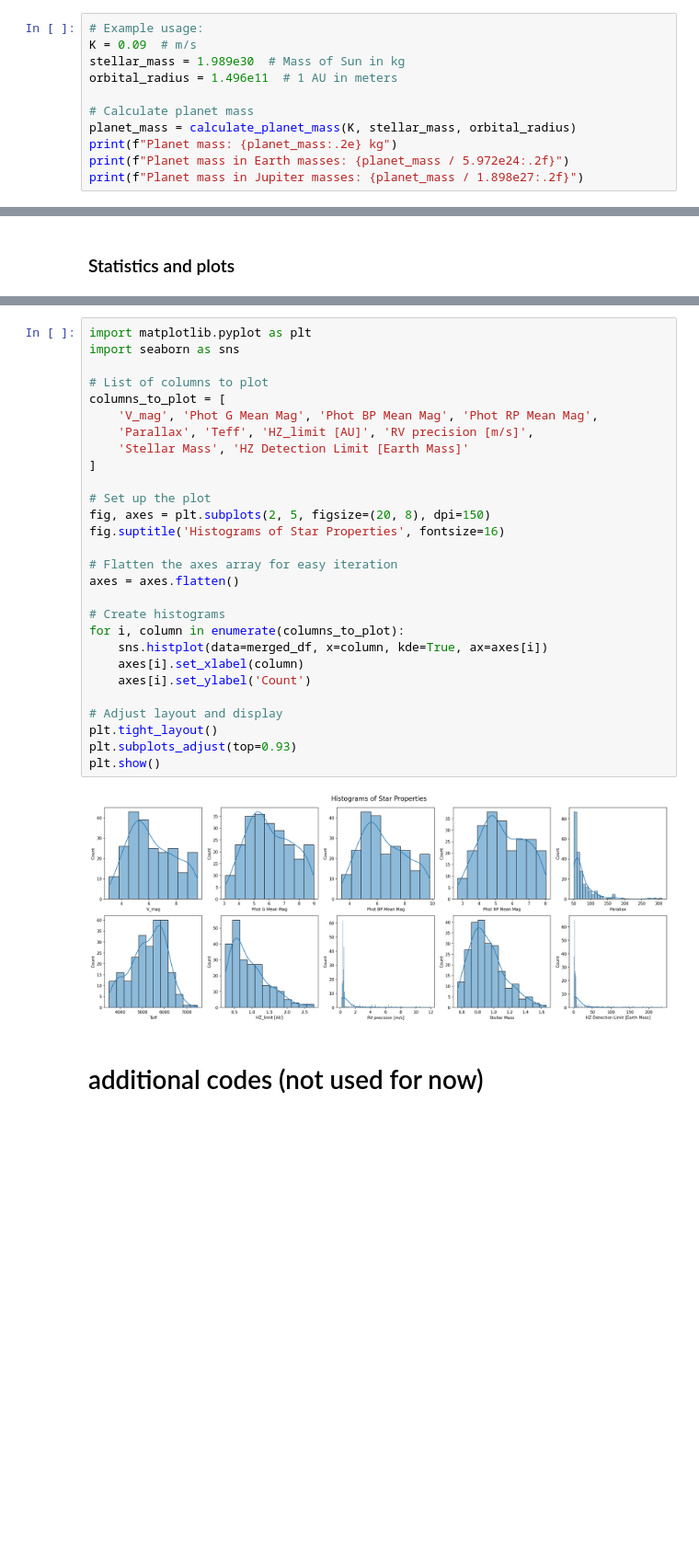
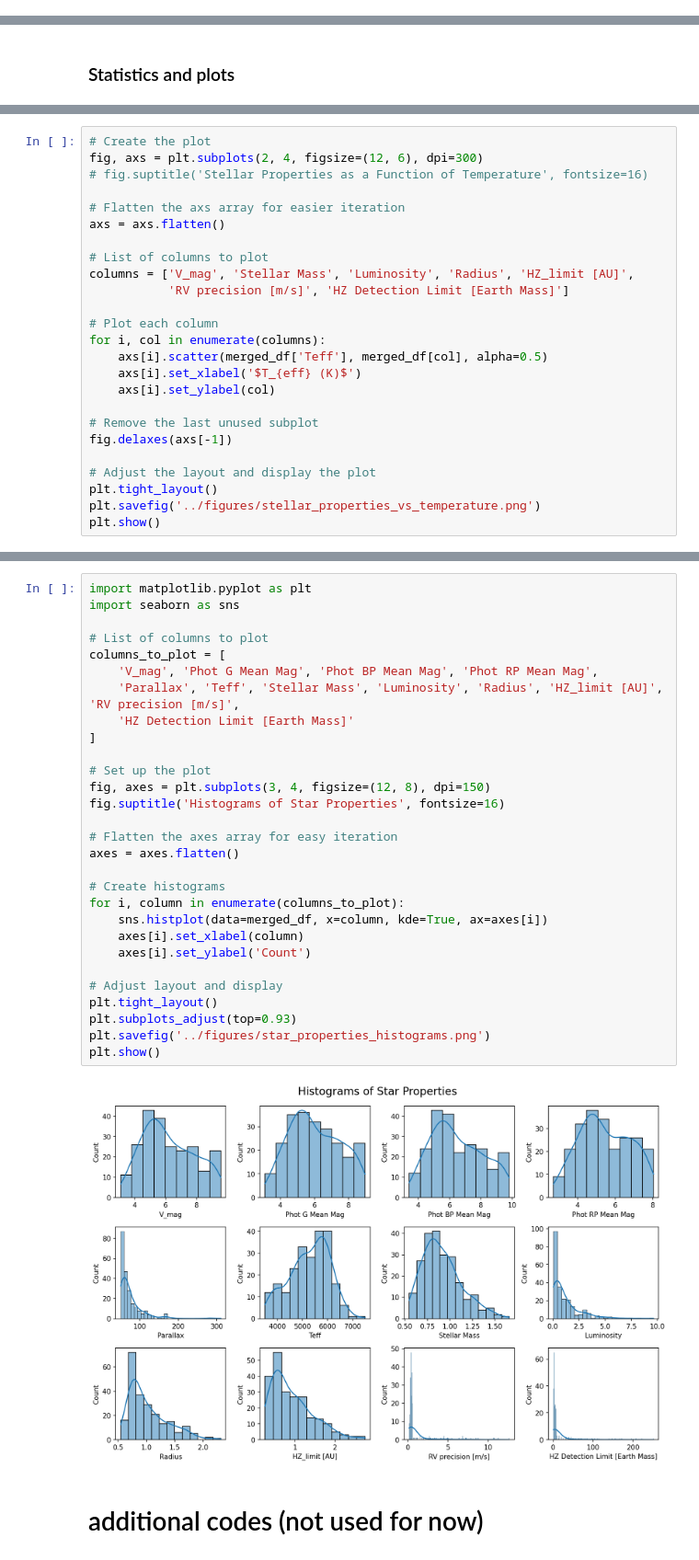
Before and after one commit to exoplanetsdk/2ES_target_selection, a Jupyter notebook: scripts/2ES_target_selection.ipynb, the cells around one changed output, grey strips where cells are left out. Shown at 92% size. Saved outputs shown, nothing was run; the diff lists cells and outputs as text; blank space fills up the shorter version.

```diff
--- a/scripts/2ES_target_selection.ipynb
+++ b/scripts/2ES_target_selection.ipynb
@@ -882,11 +1184,0 @@ def calculate_planet_mass(K, stellar_mass, orbital_radius):
-# %%
-# Example usage:
-K = 0.09  # m/s
-stellar_mass = 1.989e30  # Mass of Sun in kg
-orbital_radius = 1.496e11  # 1 AU in meters
-
-# Calculate planet mass
-planet_mass = calculate_planet_mass(K, stellar_mass, orbital_radius)
-print(f"Planet mass: {planet_mass:.2e} kg")
-print(f"Planet mass in Earth masses: {planet_mass / 5.972e24:.2f}")
-print(f"Planet mass in Jupiter masses: {planet_mass / 1.898e27:.2f}")
@@ -999,3 +1288,28 @@ plt.tight_layout()
 plt.show()
 # %% [output]
 [figure]
+# %%
+# Create the plot
+fig, axs = plt.subplots(2, 4, figsize=(12, 6), dpi=300)
+# fig.suptitle('Stellar Properties as a Function of Temperature', fontsize=16)
+
+# Flatten the axs array for easier iteration
+axs = axs.flatten()
+
+# List of columns to plot
+columns = ['V_mag', 'Stellar Mass', 'Luminosity', 'Radius', 'HZ_limit [AU]',
+           'RV precision [m/s]', 'HZ Detection Limit [Earth Mass]']
+
+# Plot each column
+for i, col in enumerate(columns):
+    axs[i].scatter(merged_df['Teff'], merged_df[col], alpha=0.5)
+    axs[i].set_xlabel('$T_{eff} (K)$')
+    axs[i].set_ylabel(col)
+
+# Remove the last unused subplot
+fig.delaxes(axs[-1])
+
+# Adjust the layout and display the plot
+plt.tight_layout()
+plt.savefig('../figures/stellar_properties_vs_temperature.png')
+plt.show()
@@ -1002,33 +1318,34 @@ plt.show()
 # %%
 import matplotlib.pyplot as plt
 import seaborn as sns
 
 # List of columns to plot
 columns_to_plot = [
     'V_mag', 'Phot G Mean Mag', 'Phot BP Mean Mag', 'Phot RP Mean Mag',
-    'Parallax', 'Teff', 'HZ_limit [AU]', 'RV precision [m/s]',
-    'Stellar Mass', 'HZ Detection Limit [Earth Mass]'
+    'Parallax', 'Teff', 'Stellar Mass', 'Luminosity', 'Radius', 'HZ_limit [AU]', 'RV precision [m/s]',
+    'HZ Detection Limit [Earth Mass]'
 ]
 
 # Set up the plot
-fig, axes = plt.subplots(2, 5, figsize=(20, 8), dpi=150)
+fig, axes = plt.subplots(3, 4, figsize=(12, 8), dpi=150)
 fig.suptitle('Histograms of Star Properties', fontsize=16)
 
 # Flatten the axes array for easy iteration
 axes = axes.flatten()
 
 # Create histograms
 for i, column in enumerate(columns_to_plot):
     sns.histplot(data=merged_df, x=column, kde=True, ax=axes[i])
     axes[i].set_xlabel(column)
     axes[i].set_ylabel('Count')
 
 # Adjust layout and display
 plt.tight_layout()
 plt.subplots_adjust(top=0.93)
+plt.savefig('../figures/star_properties_histograms.png')
 plt.show()
 # %% [output]
-[figure, old version]
+[figure, new version]
 # %% [markdown]
 # additional codes (not used for now)
 # %%
```
Also changed, not shown: parts of 16 cells of this notebook, 24 other files.
